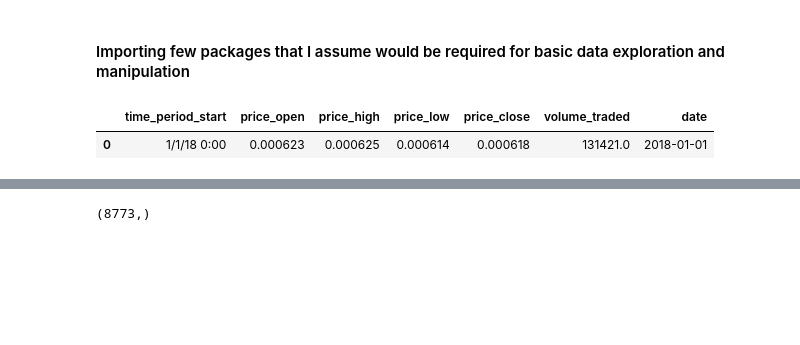
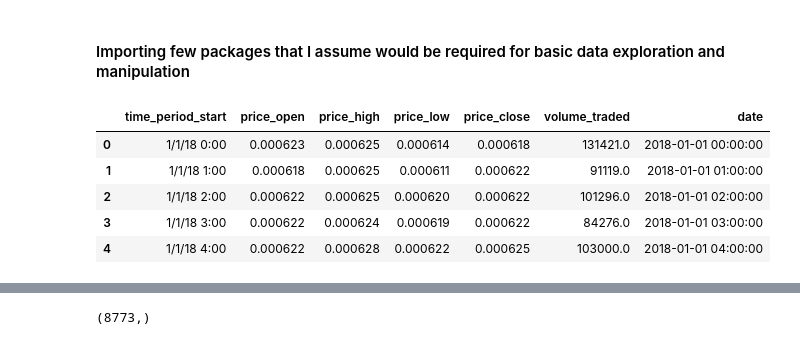
Before and after one commit to amitbhsingh/Project, a Jupyter notebook: 01_Project/binance.ipynb, the cells around one changed output, grey strips where cells are left out. Drawn from its saved outputs; the diff is of its cells as text; code cells hidden in the pictures; blank space fills up the shorter version.

```diff
--- a/01_Project/binance.ipynb
+++ b/01_Project/binance.ipynb
@@ -58,8 +60,13 @@ from sklearn.ensemble import AdaBoostClassifier, GradientBoostingClassifier, Ran
 # Loading the datasaet
 binance=pd.read_csv("bnb_btc_1H_binance.csv")
 binance['date'] = pd.to_datetime(binance['time_period_start'])
-# %%
-binance.head(1)
-# %% [output]
-|  | time_period_start | price_open | price_high | price_low | price_close | volume_traded | date |
-| 0 | 1/1/18 0:00 | 0.000623 | 0.000625 | 0.000614 | 0.000618 | 131421.0 | 2018-01-01 |
+# %%
+binance6h=binance.copy()
+binance6h.head()
+# %% [output]
+|  | time_period_start | price_open | price_high | price_low | price_close | volume_traded | date |
+| 0 | 1/1/18 0:00 | 0.000623 | 0.000625 | 0.000614 | 0.000618 | 131421.0 | 2018-01-01 00:00:00 |
+| 1 | 1/1/18 1:00 | 0.000618 | 0.000625 | 0.000611 | 0.000622 | 91119.0 | 2018-01-01 01:00:00 |
+| 2 | 1/1/18 2:00 | 0.000622 | 0.000625 | 0.000620 | 0.000622 | 101296.0 | 2018-01-01 02:00:00 |
+| 3 | 1/1/18 3:00 | 0.000622 | 0.000624 | 0.000619 | 0.000622 | 84276.0 | 2018-01-01 03:00:00 |
+| 4 | 1/1/18 4:00 | 0.000622 | 0.000628 | 0.000622 | 0.000625 | 103000.0 | 2018-01-01 04:00:00 |
```
Also changed, not shown: parts of 16 cells of this notebook, 1 other file.
